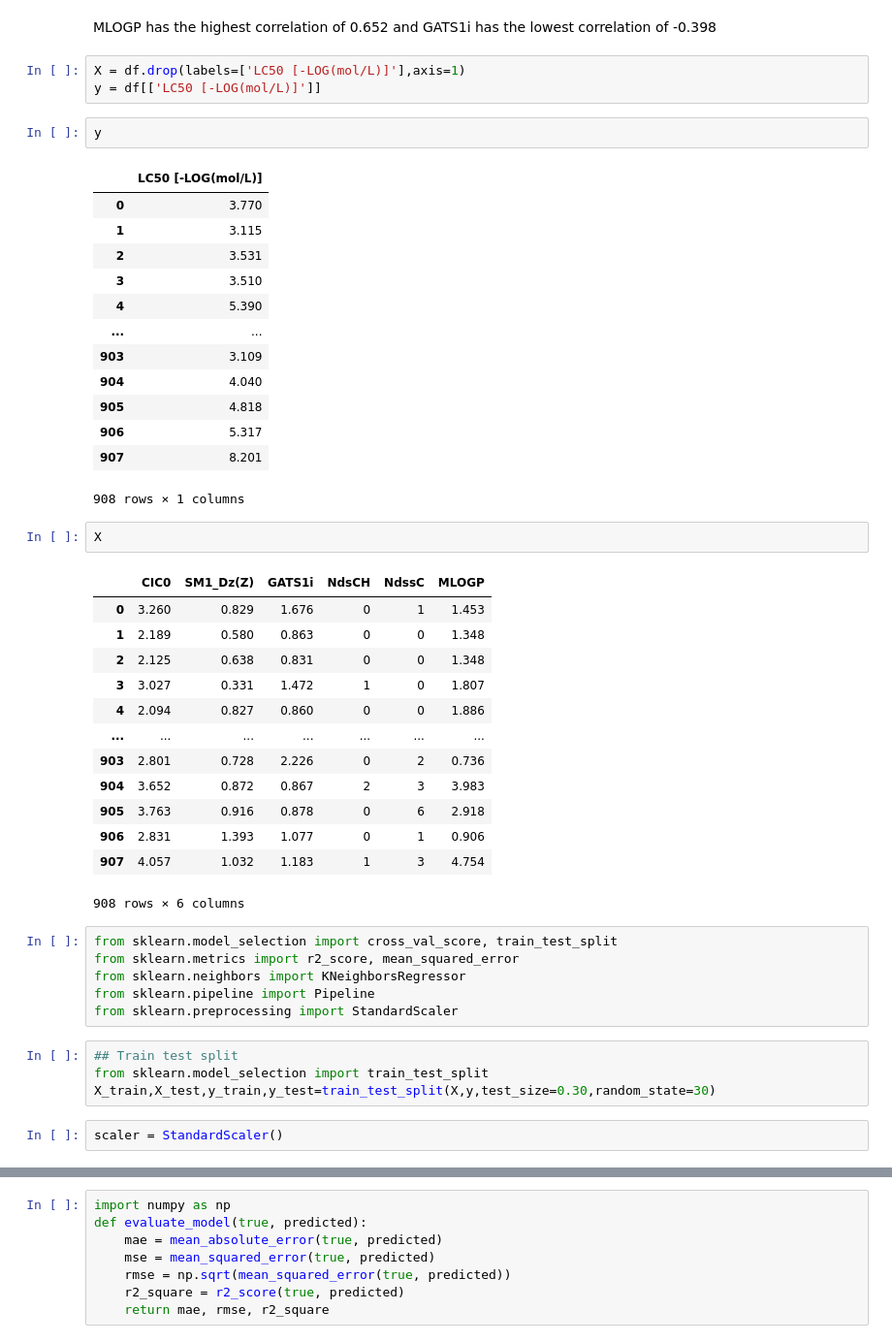
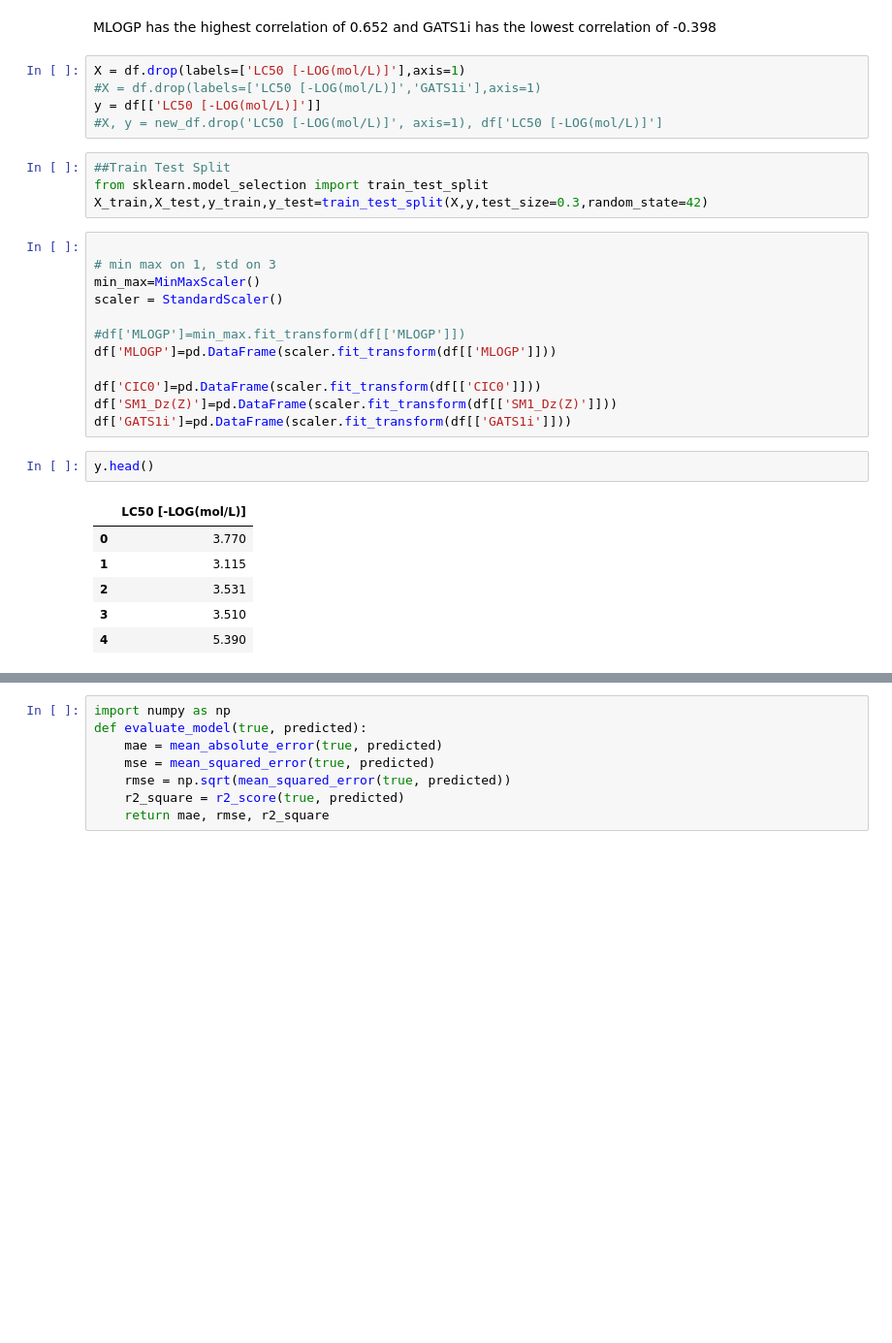
Before and after one commit to shaad261/Chemical-Toxicity, a Jupyter notebook: notebooks/EDA.ipynb, the cells around one changed output, grey strips where cells are left out. Shown: that part at 97% size. Cells and saved outputs as stored; diff of their text form; blank space fills up the shorter version.

```diff
--- a/notebooks/EDA.ipynb
+++ b/notebooks/EDA.ipynb
@@ -128,48 +142,31 @@ df.corr(method="pearson")
 MLOGP has the highest correlation of 0.652 and GATS1i has the lowest correlation of -0.398
 # %%
 X = df.drop(labels=['LC50 [-LOG(mol/L)]'],axis=1)
+#X = df.drop(labels=['LC50 [-LOG(mol/L)]','GATS1i'],axis=1)
 y = df[['LC50 [-LOG(mol/L)]']]
+#X, y = new_df.drop('LC50 [-LOG(mol/L)]', axis=1), df['LC50 [-LOG(mol/L)]']
+# %%
+##Train Test Split
+from sklearn.model_selection import train_test_split
+X_train,X_test,y_train,y_test=train_test_split(X,y,test_size=0.3,random_state=42)
+# %%
+
+# min max on 1, std on 3
+min_max=MinMaxScaler()
+scaler = StandardScaler()
+
+#df['MLOGP']=min_max.fit_transform(df[['MLOGP']])
+df['MLOGP']=pd.DataFrame(scaler.fit_transform(df[['MLOGP']]))
+
+df['CIC0']=pd.DataFrame(scaler.fit_transform(df[['CIC0']]))
+df['SM1_Dz(Z)']=pd.DataFrame(scaler.fit_transform(df[['SM1_Dz(Z)']]))
+df['GATS1i']=pd.DataFrame(scaler.fit_transform(df[['GATS1i']]))
 # %%
-y
+y.head()
 # %% [output]
 |  | LC50 [-LOG(mol/L)] |
 | 0 | 3.770 |
 | 1 | 3.115 |
 | 2 | 3.531 |
 | 3 | 3.510 |
 | 4 | 5.390 |
-| ... | ... |
-| 903 | 3.109 |
-| 904 | 4.040 |
-| 905 | 4.818 |
-| 906 | 5.317 |
-| 907 | 8.201 |
-908 rows × 1 columns
-# %%
-X
-# %% [output]
-|  | CIC0 | SM1_Dz(Z) | GATS1i | NdsCH | NdssC | MLOGP |
-| 0 | 3.260 | 0.829 | 1.676 | 0 | 1 | 1.453 |
-| 1 | 2.189 | 0.580 | 0.863 | 0 | 0 | 1.348 |
-| 2 | 2.125 | 0.638 | 0.831 | 0 | 0 | 1.348 |
-| 3 | 3.027 | 0.331 | 1.472 | 1 | 0 | 1.807 |
-| 4 | 2.094 | 0.827 | 0.860 | 0 | 0 | 1.886 |
-| ... | ... | ... | ... | ... | ... | ... |
-| 903 | 2.801 | 0.728 | 2.226 | 0 | 2 | 0.736 |
-| 904 | 3.652 | 0.872 | 0.867 | 2 | 3 | 3.983 |
-| 905 | 3.763 | 0.916 | 0.878 | 0 | 6 | 2.918 |
-| 906 | 2.831 | 1.393 | 1.077 | 0 | 1 | 0.906 |
-| 907 | 4.057 | 1.032 | 1.183 | 1 | 3 | 4.754 |
-908 rows × 6 columns
-# %%
-from sklearn.model_selection import cross_val_score, train_test_split
-from sklearn.metrics import r2_score, mean_squared_error
-from sklearn.neighbors import KNeighborsRegressor
-from sklearn.pipeline import Pipeline
-from sklearn.preprocessing import StandardScaler
-# %%
-## Train test split
-from sklearn.model_selection import train_test_split
-X_train,X_test,y_train,y_test=train_test_split(X,y,test_size=0.30,random_state=30)
-# %%
-scaler = StandardScaler()
```
Also changed, not shown: parts of 67 cells of this notebook, 15 other files.
